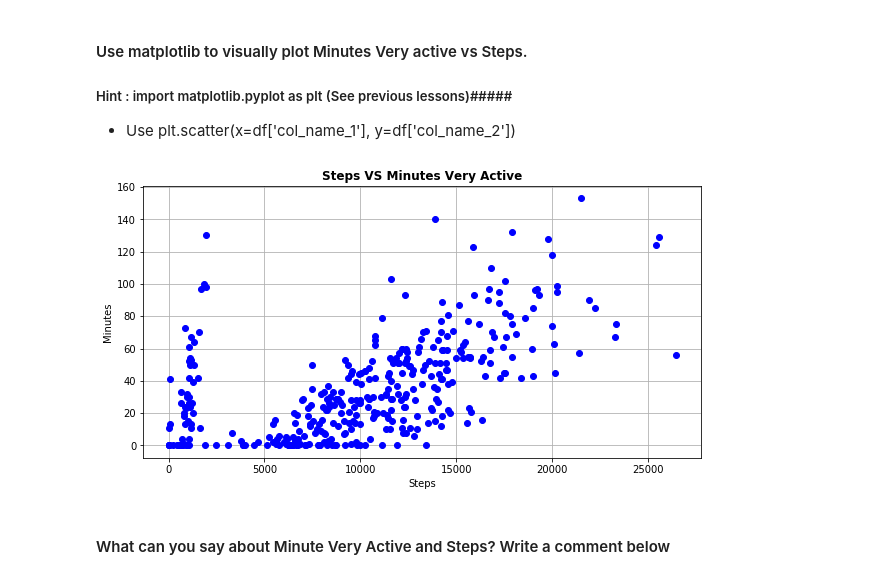
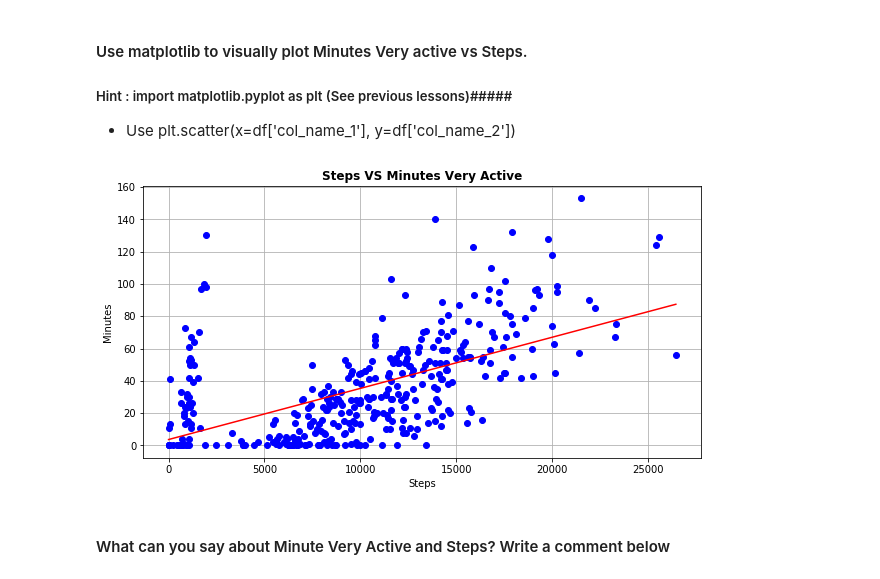
Before and after one commit to ironhack-datalabs/mad-oct-2018, a Jupyter notebook: module-2/lab-pivot-table-and-correlation/your_code/main.ipynb, the cells around one changed output. Drawn from its saved outputs; the diff is of its cells as text; code cells hidden in the pictures.

```diff
--- a/module-2/lab-pivot-table-and-correlation/your_code/main.ipynb
+++ b/module-2/lab-pivot-table-and-correlation/your_code/main.ipynb
@@ -245,19 +245,25 @@ Correlation Coeficient:  0.571451848106261
 # %%
 # your answer here
 fitbita=fitbit.copy()
 fitbita=fitbita.sort_values('Steps',ascending=True)
 
+p30 = np.poly1d(np.polyfit(fitbita['Steps'], fitbita['Steps'],3))
+xp = np.linspace(fitbita['Steps'].min(),fitbita['Steps'].max(), 100000)
+
+b, m = polyfit(fitbita['Steps'], fitbita['Minutes Very Active'], 1)
+
 plt.figure(figsize=(10,5))
 
 plt.plot(fitbita['Steps'],fitbita['Minutes Very Active'],'ob')
+plt.plot(xp, b + m * xp, '-r')
 plt.grid()
 plt.xlabel('Steps')
 plt.ylabel('Minutes')
 plt.title('Steps VS Minutes Very Active',fontweight='bold')
 
 plt.show()
 # %% [output]
-[figure, old version]
+[figure, new version]
 # %% [markdown]
 #### What can you say about Minute Very Active and Steps? Write a comment below
 # %%
```
Also changed, not shown: parts of 4 cells of this notebook.
